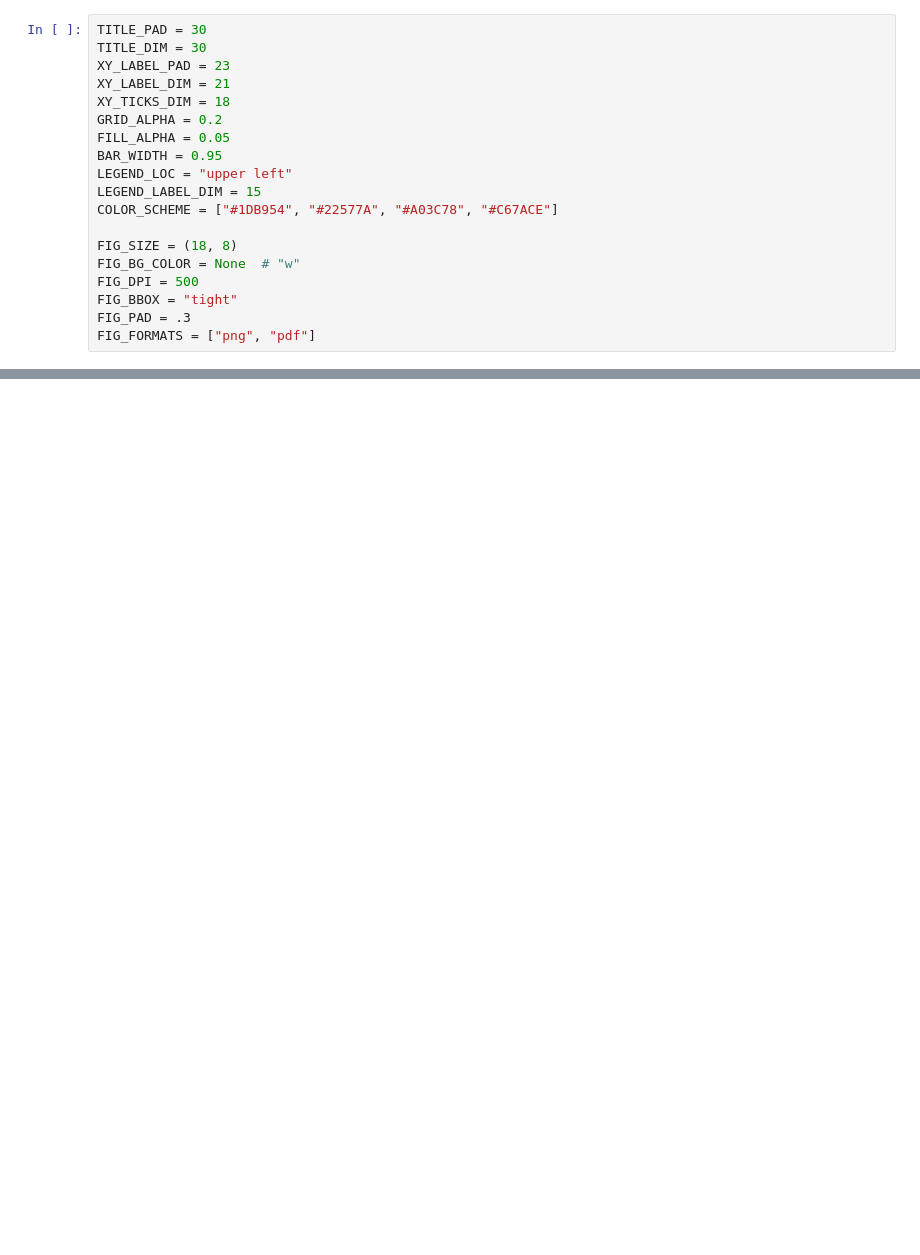
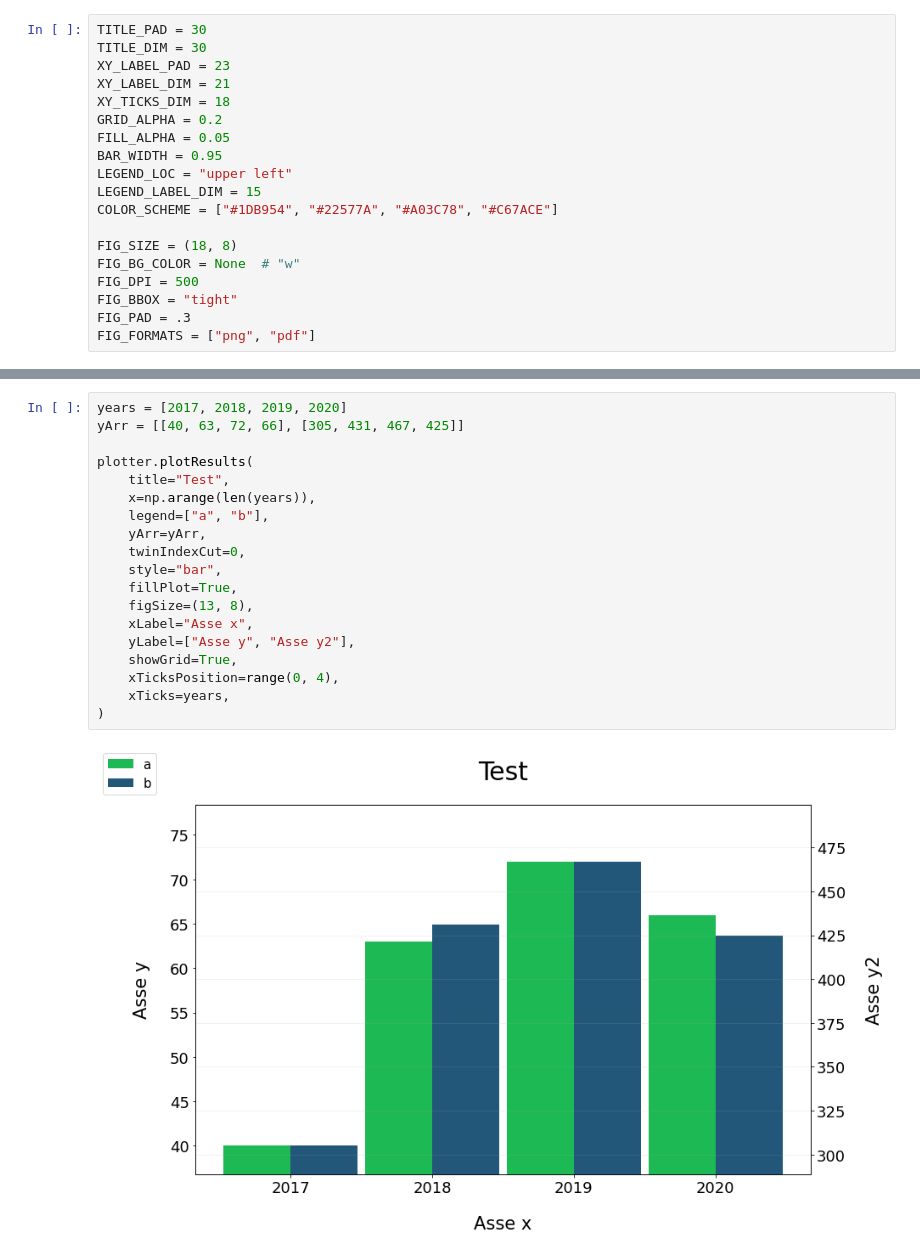
Before and after one commit to luca-martinelli-09/spotify-pg, a Jupyter notebook: plotTests.ipynb, the cells around one changed output, grey strips where cells are left out. Cells and saved outputs as stored; diff of their text form; blank space fills up the shorter version.

```diff
--- a/plotTests.ipynb
+++ b/plotTests.ipynb
@@ -217,0 +84,21 @@ plotResults(
+# %%
+years = [2017, 2018, 2019, 2020]
+yArr = [[40, 63, 72, 66], [305, 431, 467, 425]]
+
+plotter.plotResults(
+    title="Test",
+    x=np.arange(len(years)),
+    legend=["a", "b"],
+    yArr=yArr,
+    twinIndexCut=0,
+    style="bar",
+    fillPlot=True,
+    figSize=(13, 8),
+    xLabel="Asse x",
+    yLabel=["Asse y", "Asse y2"],
+    showGrid=True,
+    xTicksPosition=range(0, 4),
+    xTicks=years,
+)
+# %% [output]
+[figure, added]
```
Also changed, not shown: parts of 6 cells of this notebook, 15 other files.
